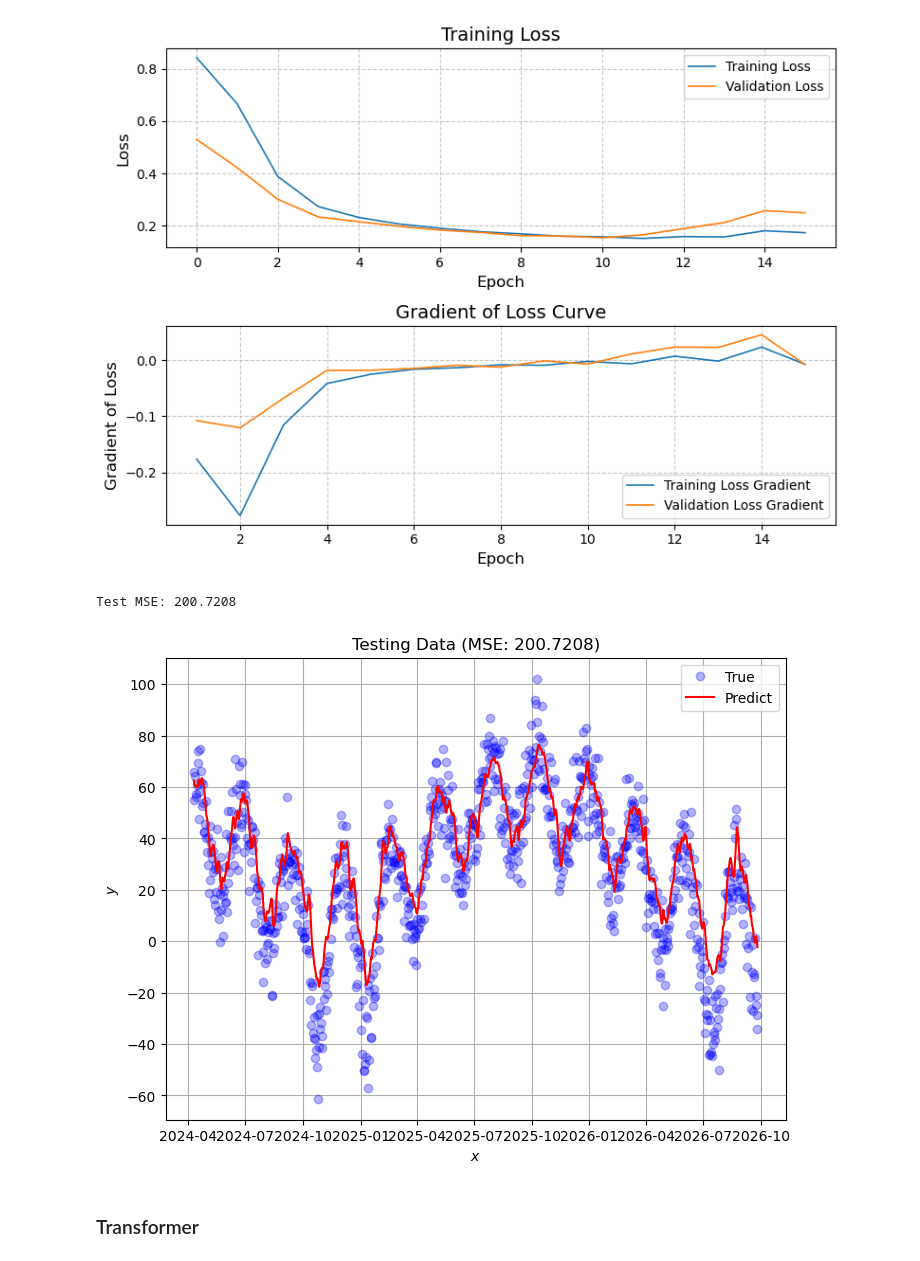
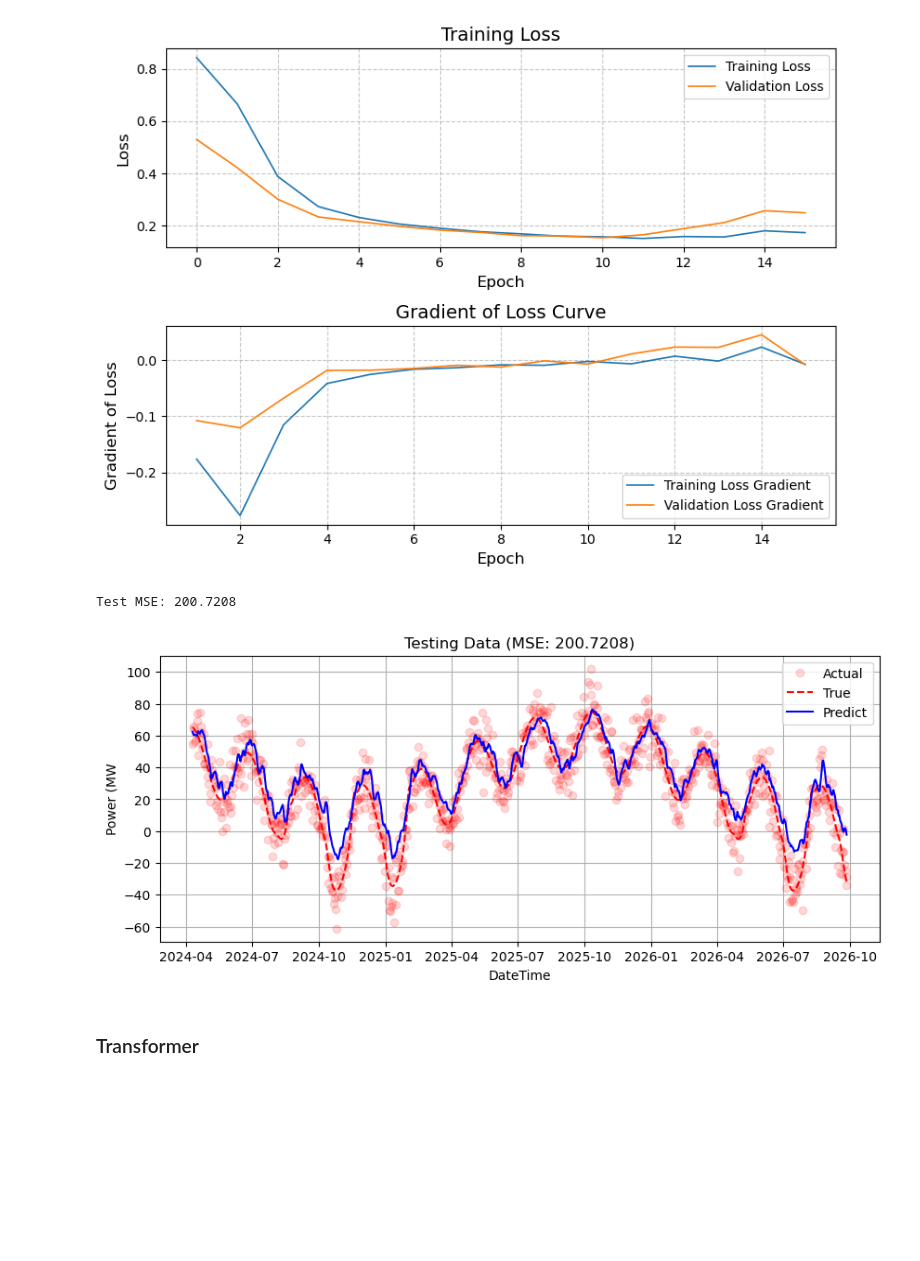
Before and after one commit to YotsapatSK140/Internship, a Jupyter notebook: Synthetic_Dataset/Synthetic_Dataset_Advanced.ipynb, the cells around one changed output. Drawn from its saved outputs; the diff is of its cells as text; code cells hidden in the pictures; blank space fills up the shorter version.

```diff
--- a/Synthetic_Dataset/Synthetic_Dataset_Advanced.ipynb
+++ b/Synthetic_Dataset/Synthetic_Dataset_Advanced.ipynb
@@ -679,27 +700,13 @@ lag_2 = 100
 
 # Create sequences
 x_scaled, y_scaled = to_sequences_timestep(lag_2, df, y_col='Power_scaled')
+y_noiseless_plot = y_noiseless[lag_2:]  # Adjust y_true_plot to match the length of y_scaled
 
 # Adjust DateTime to match y_scaled length (since lag reduces total samples)
 datetime_seq = df.index[lag_2:]
 
-# Split indices
-total_len = x_scaled.shape[0]
-train_end = round(0.8 * total_len)
-val_end = round(0.9 * total_len)
-
-# Slicing the datasets
-x_train_scaled = x_scaled[:train_end]
-y_train_scaled = y_scaled[:train_end]
-datetime_train = datetime_seq[:train_end]
-
-x_val_scaled = x_scaled[train_end:val_end]
-y_val_scaled = y_scaled[train_end:val_end]
-datetime_val = datetime_seq[train_end:val_end]
-
-x_test_scaled = x_scaled[val_end:]
-y_test_scaled = y_scaled[val_end:]
-datetime_test = datetime_seq[val_end:]
+# Train, validation, and test split
+x_train_scaled, y_train_scaled, x_val_scaled, y_val_scaled, x_test_scaled, y_test_scaled, datetime_train, datetime_val, datetime_test = train_val_test_seq_split(x_scaled, y_scaled, datetime_seq, train_size=0.8, val_size=0.1)
 
 # Make DataLoaders
 train_dataset = TensorDataset(x_train_scaled, y_train_scaled)
@@ -717,9 +724,9 @@ fig7 = plt.figure(figsize=(10, 6))
 plt.plot(datetime_train, df.loc[datetime_train]['Power'], label='Train', color='blue', linewidth=1)
 plt.plot(datetime_val, df.loc[datetime_val]['Power'], label='Validation', color='green', linewidth=1)
 plt.plot(datetime_test, df.loc[datetime_test]['Power'], label='Test', color='red', linewidth=1)
-plt.title('Train-Val-Test Split')
+plt.title('Time Series Data')
 plt.xlabel('DateTime')
-plt.ylabel('Power')
+plt.ylabel('Power (MW)')
 plt.xlim(pd.to_datetime('2024-01-01'), pd.to_datetime('2026-09-30'))
 plt.grid(True, linestyle='--', alpha=0.7)
 plt.legend()
@@ -875,40 +882,41 @@ y_preds = []
 # Disable gradient calculation to save memory and speed up computations
 with torch.no_grad():
     for batch in dataloader:
         x_batch, y_batch = batch
-        y_pred = model(x_batch)
+        y_pred = model_LSTM_2(x_batch)
         y_preds.append(y_pred)
         y_true.append(y_batch)
 
 # Concatenate all batches
 y_pred_all = torch.cat(y_preds, dim=0)
 y_true_all = torch.cat(y_true, dim=0)
 
 y_pred_all = scaler.inverse_transform(y_pred_all.numpy())
 y_true_all = scaler.inverse_transform(y_true_all.numpy())
 
 # Compute MSE
 mse_test = criterion(torch.tensor(y_pred_all), torch.tensor(y_true_all)).item()
 print(f'Test MSE: {mse_test:.4f}')
 
 # Store the results
 df['LSTM_2'] = np.nan
 df.loc[datetime_seq, 'LSTM_2'] = y_pred_all.flatten()
 loss_dict['LSTM_2'] = mse_test
 
 # Plot predictions vs true values
-fig9 = plt.figure(figsize=(8, 6))
-plt.plot(datetime_seq, y_true_all, 'o', c='blue', alpha=0.3, label='True')
-plt.plot(datetime_seq, y_pred_all, c='red', alpha=1, label='Predict')
-plt.xlabel('$x$')
-plt.ylabel('$y$')
+fig9 = plt.figure(figsize=(10, 4))
+plt.plot(datetime_seq, y_true_all, 'o', c='red', alpha=0.15, label='Actual')
+plt.plot(datetime_seq, y_noiseless_plot, '--', c='red', label='True')
+plt.plot(datetime_seq, y_pred_all, c='blue', label='Predict')
+plt.xlabel('DateTime')
+plt.ylabel('Power (MW')
 plt.legend()
 plt.grid(True)
 plt.title(f'Testing Data (MSE: {mse_test:.4f})')
 plt.show()
 # %% [output]
 Test MSE: 200.7208
-[figure, old version]
+[figure, new version]
 # %% [markdown]
 ### Transformer
 # %%
```
Also changed, not shown: parts of 10 cells of this notebook, 1 other file.
